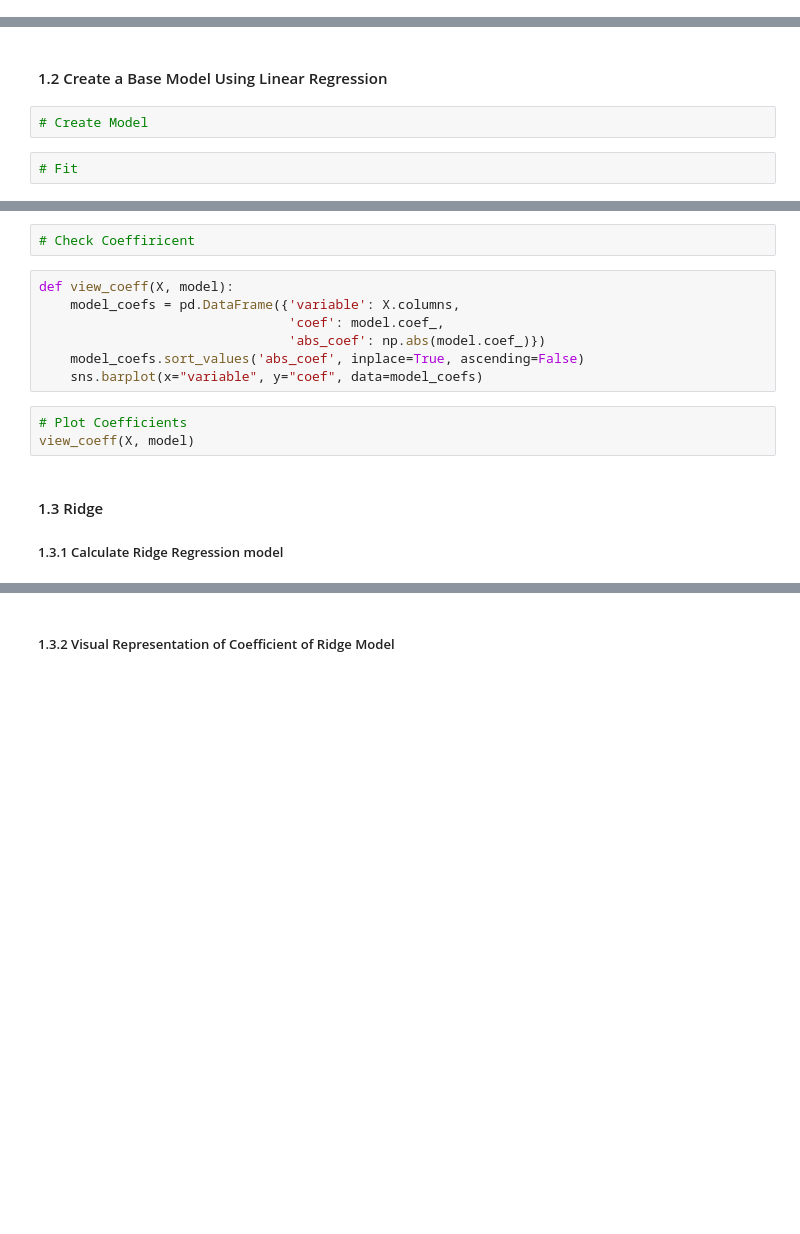
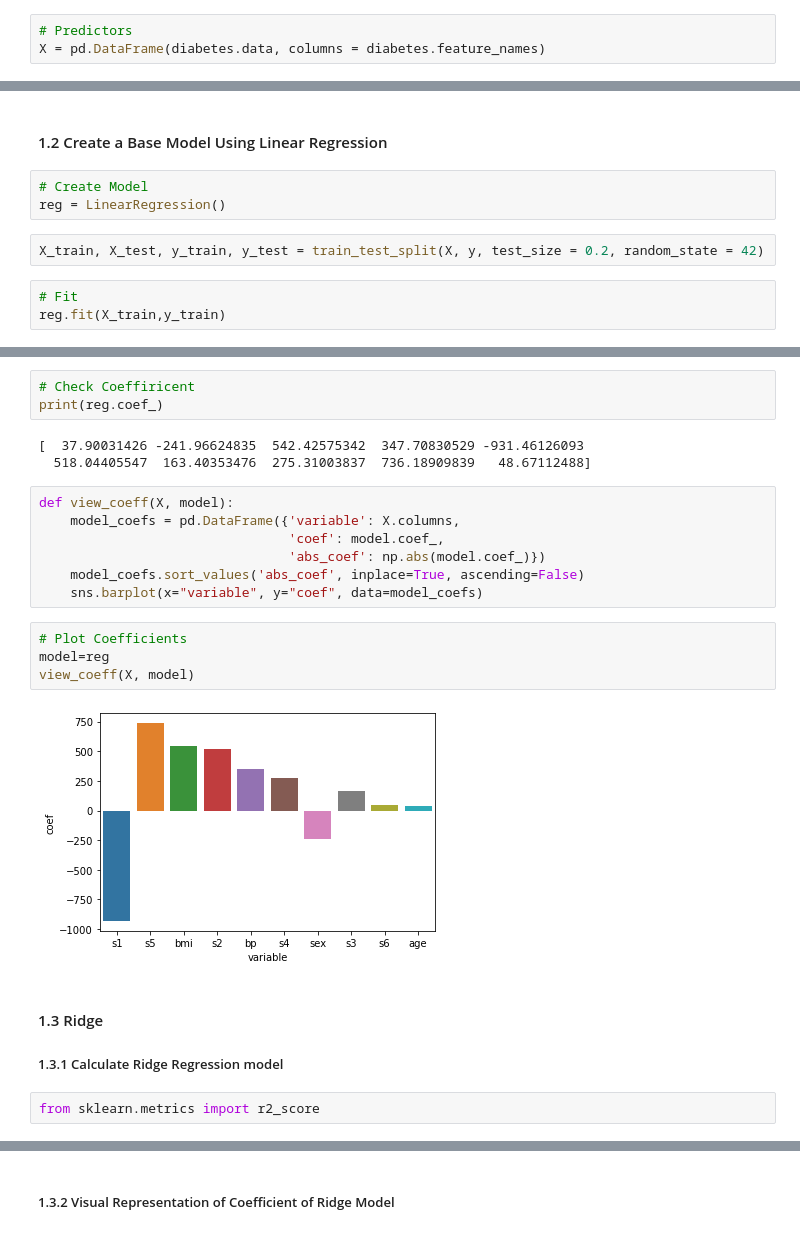
Before and after one commit to ashishahuja80/DataScience, a Jupyter notebook: Labs4/IOD_Lab.4.4.ipynb, the cells around one changed output, grey strips where cells are left out. Drawn from its saved outputs; the diff is of its cells as text; blank space fills up the shorter version.

```diff
--- a/Labs4/IOD_Lab.4.4.ipynb
+++ b/Labs4/IOD_Lab.4.4.ipynb
@@ -50,3 +67,6 @@ Hint: Check Lab 4.3
+# %%
+# Predictors
+X = pd.DataFrame(diabetes.data, columns = diabetes.feature_names)
 # %%
 # Target
 y = diabetes.target
@@ -54,5 +74,9 @@ y = diabetes.target
 #### 1.2 Create a Base Model Using Linear Regression
 # %%
 # Create Model
+reg = LinearRegression()
+# %%
+X_train, X_test, y_train, y_test = train_test_split(X, y, test_size = 0.2, random_state = 42)
 # %%
 # Fit
+reg.fit(X_train,y_train)
@@ -61,5 +97,9 @@ y = diabetes.target
 # %%
 # Check Coeffiricent
+print(reg.coef_)
+# %% [output]
+[  37.90031426 -241.96624835  542.42575342  347.70830529 -931.46126093
+  518.04405547  163.40353476  275.31003837  736.18909839   48.67112488]
 # %%
 def view_coeff(X, model):
     model_coefs = pd.DataFrame({'variable': X.columns,
@@ -69,11 +109,16 @@ def view_coeff(X, model):
     sns.barplot(x="variable", y="coef", data=model_coefs)
 # %%
 # Plot Coefficients
+model=reg
 view_coeff(X, model)
+# %% [output]
+[figure, added]
 # %% [markdown]
 #### 1.3 Ridge
 
 ##### 1.3.1 Calculate Ridge Regression model
+# %%
+from sklearn.metrics import r2_score
 # %%
 ## Calculate Ridge Regression model
 
```
Also changed, not shown: parts of 21 cells of this notebook.
